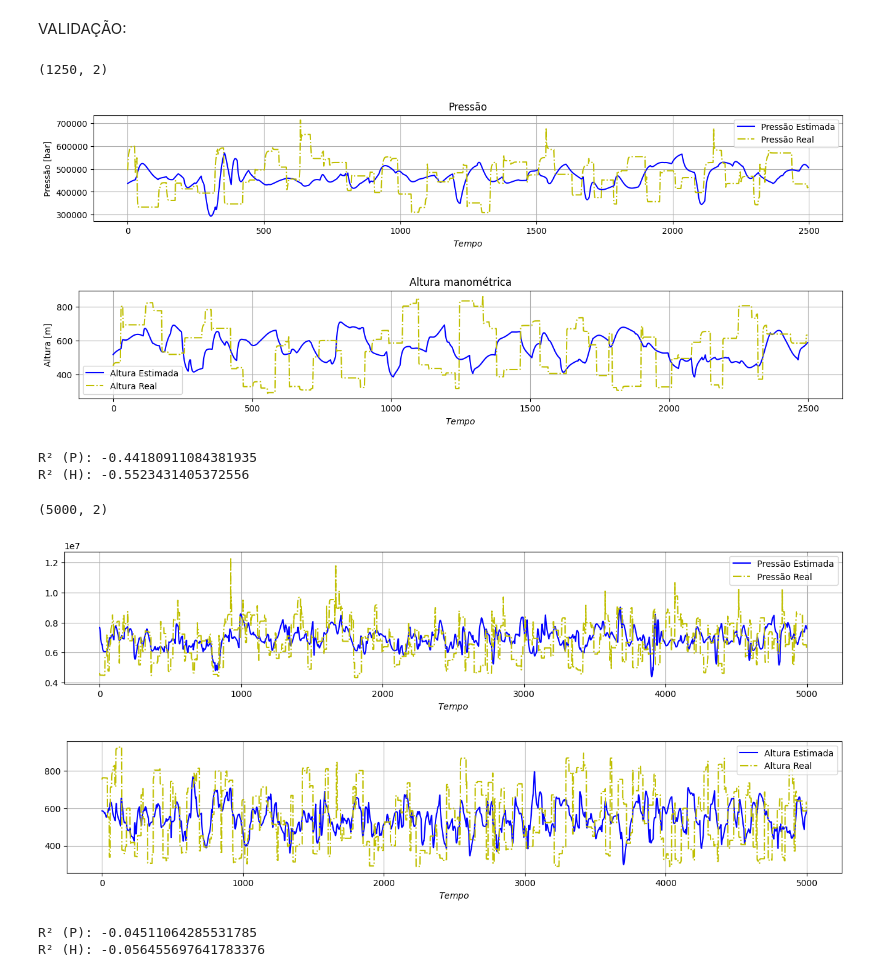
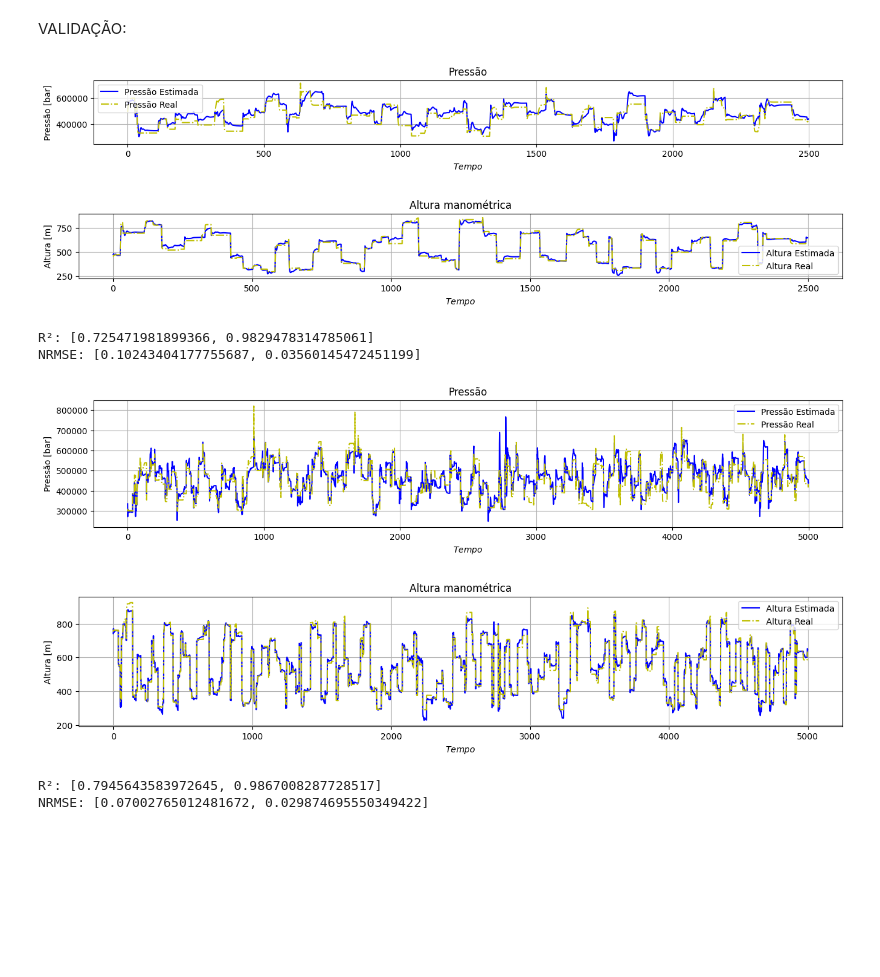
Before and after one commit to ChristianAllan/Echo-State-Network, a Jupyter notebook: ESN_Learning/Teste_3_BCS/BCS_ESN_3.ipynb, the cells around one changed output. Saved outputs shown, nothing was run; the diff lists cells and outputs as text; code cells hidden in the pictures; blank space fills up the shorter version.

Commit message:
NRMSE atualizado

```diff
--- a/ESN_Learning/Teste_3_BCS/BCS_ESN_3.ipynb
+++ b/ESN_Learning/Teste_3_BCS/BCS_ESN_3.ipynb
@@ -21,6 +22,12 @@ def plotfig(a, b, c, time, sinal, Label, cor, xlabel, ylabel, title):
     plt.grid(True)
     plt.legend()
     plt.show()
+
+def NRMSE(y, y_esn):
+    y_min = np.min(y)
+    y_max = np.max(y)
+    nrmse = np.sqrt( (1/len(y) * np.sum( np.abs((y-y_esn)/(y_max-y_min) )**2 ) ) )
+    return(nrmse)
 # %% [markdown]
 # SINAL APRBS DO BCS
 # %%
@@ -169,5 +162,0 @@ Estrutura:
-# %%
-reservoir = Reservoir(units=1500, lr=0.1, sr=0.1)
-readout = Ridge(ridge=1e-4)
-
-BCS_model = reservoir >> readout
@@ -226,64 +235,68 @@ R² (H): -0.18732949349984107
 VALIDAÇÃO:
 # %%
 Y_pred = BCS_model.run(X_valid)
-print(Y_pred.shape)
 
 Y_pred = scaler_out.inverse_transform(Y_pred)
 Y_valid = scaler_out.inverse_transform(Y_valid)
 
-plt.figure(figsize=(16,5))
+plt.figure(figsize=(16,3))
 plt.subplot(2, 1, 1)
 plt.title("Pressão")
 plt.xlabel("$Tempo$")
 plt.ylabel("Pressão [bar]")
 plt.plot(t_, Y_pred[:,0]/(10^(5)), label="Pressão Estimada", color="blue", linestyle="-")
 plt.plot(t_, Y_valid[:,0]/(10^(5)), label="Pressão Real", color="y", linestyle="-.")
 plt.grid()
 plt.legend()
 plt.show()
 
-plt.figure(figsize=(16,5))
+plt.figure(figsize=(16,3))
 plt.subplot(2, 1, 2)
 plt.title("Altura manométrica")
 plt.xlabel("$Tempo$")
 plt.ylabel("Altura [m]")
 plt.plot(t_, Y_pred[:,1], label="Altura Estimada", color="blue", linestyle="-")
 plt.plot(t_, Y_valid[:,1], label="Altura Real", color="y", linestyle="-.")
 plt.grid()
 plt.legend()
 plt.show()
 
 R2_p = r2_score(Y_valid[:,0], Y_pred[:,0])
 R2_h = r2_score(Y_valid[:,1], Y_pred[:,1])
-print(f"R² (P): {R2_p}")
-print(f"R² (H): {R2_h}")
+R2  = [R2_p, R2_h]
+print(f"R²: {R2}")
+
+rmse_p = NRMSE(Y_valid[:,0], Y_pred[:,0])
+rmse_h = NRMSE(Y_valid[:,1], Y_pred[:,1])
+nrmse = [float(rmse_p), float(rmse_h)]
+print(f"NRMSE: {nrmse}")
 # %% [output]
-(1250, 2)
-[figure, old version]
+[figure, new version]
-[figure, old version]
+[figure, new version]
-R² (P): -0.44180911084381935
-R² (H): -0.5523431405372556
+R²: [0.725471981899366, 0.9829478314785061]
+NRMSE: [0.10243404177755687, 0.03560145472451199]
 # %%
 Y_pred = BCS_model.run(Entradas_norm)
-print(Y_pred.shape)
 
 Y_pred = scaler_out.inverse_transform(Y_pred)
 Saidas_norm = scaler_out.inverse_transform(Saidas_norm)
 
 plt.figure(figsize=(16,6))
 plt.subplot(2, 1, 1)
-plt.title("")
+plt.title("Pressão")
 plt.xlabel("$Tempo$")
-plt.plot(Y_pred[:,0], label="Pressão Estimada", color="blue", linestyle="-")
-plt.plot(Saidas_norm[:,0], label="Pressão Real", color="y", linestyle="-.")
+plt.ylabel("Pressão [bar]")
+plt.plot(Y_pred[:,0]/(10^(5)), label="Pressão Estimada", color="blue", linestyle="-")
+plt.plot(Saidas_norm[:,0]/(10^(5)), label="Pressão Real", color="y", linestyle="-.")
 plt.grid()
 plt.legend()
 plt.show()
 
 plt.figure(figsize=(16,6))
 plt.subplot(2, 1, 2)
-plt.title("")
+plt.title("Altura manométrica")
 plt.xlabel("$Tempo$")
+plt.ylabel("Altura [m]")
 plt.plot(Y_pred[:,1], label="Altura Estimada", color="blue", linestyle="-")
 plt.plot(Saidas_norm[:,1], label="Altura Real", color="y", linestyle="-.")
 plt.grid()
@@ -292,11 +305,15 @@ plt.show()
 
 R2_p = r2_score(Saidas_norm[:,0], Y_pred[:,0])
 R2_h = r2_score(Saidas_norm[:,1], Y_pred[:,1])
-print(f"R² (P): {R2_p}")
-print(f"R² (H): {R2_h}")
+R2  = [R2_p, R2_h]
+print(f"R²: {R2}")
+
+rmse_p = NRMSE(Saidas_norm[:,0], Y_pred[:,0])
+rmse_h = NRMSE(Saidas_norm[:,1], Y_pred[:,1])
+nrmse = [float(rmse_p), float(rmse_h)]
+print(f"NRMSE: {nrmse}")
 # %% [output]
-(5000, 2)
-[figure, old version]
+[figure, new version]
-[figure, old version]
+[figure, new version]
-R² (P): -0.04511064285531785
-R² (H): -0.056455697641783376
+R²: [0.7945643583972645, 0.9867008287728517]
+NRMSE: [0.07002765012481672, 0.029874695550349422]
```
Also changed, not shown: parts of 15 cells of this notebook, 3 other files.
